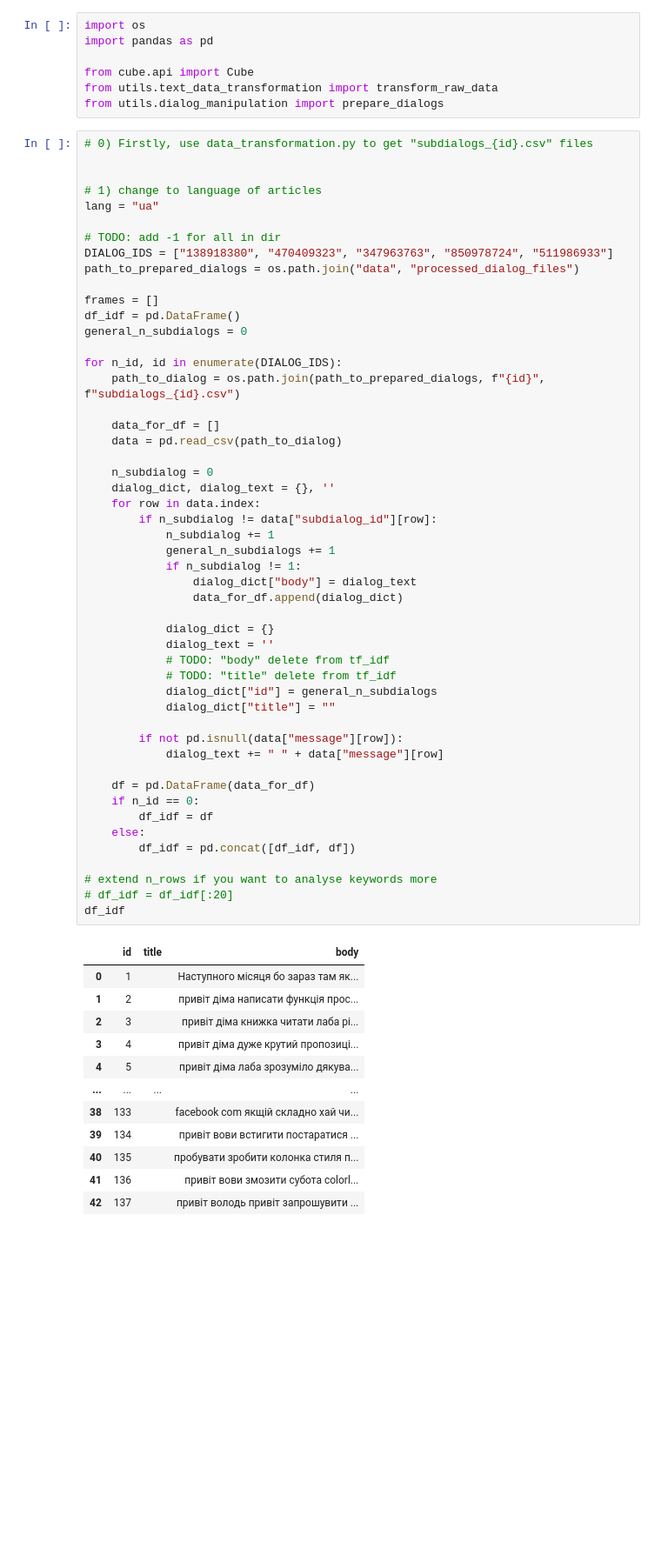
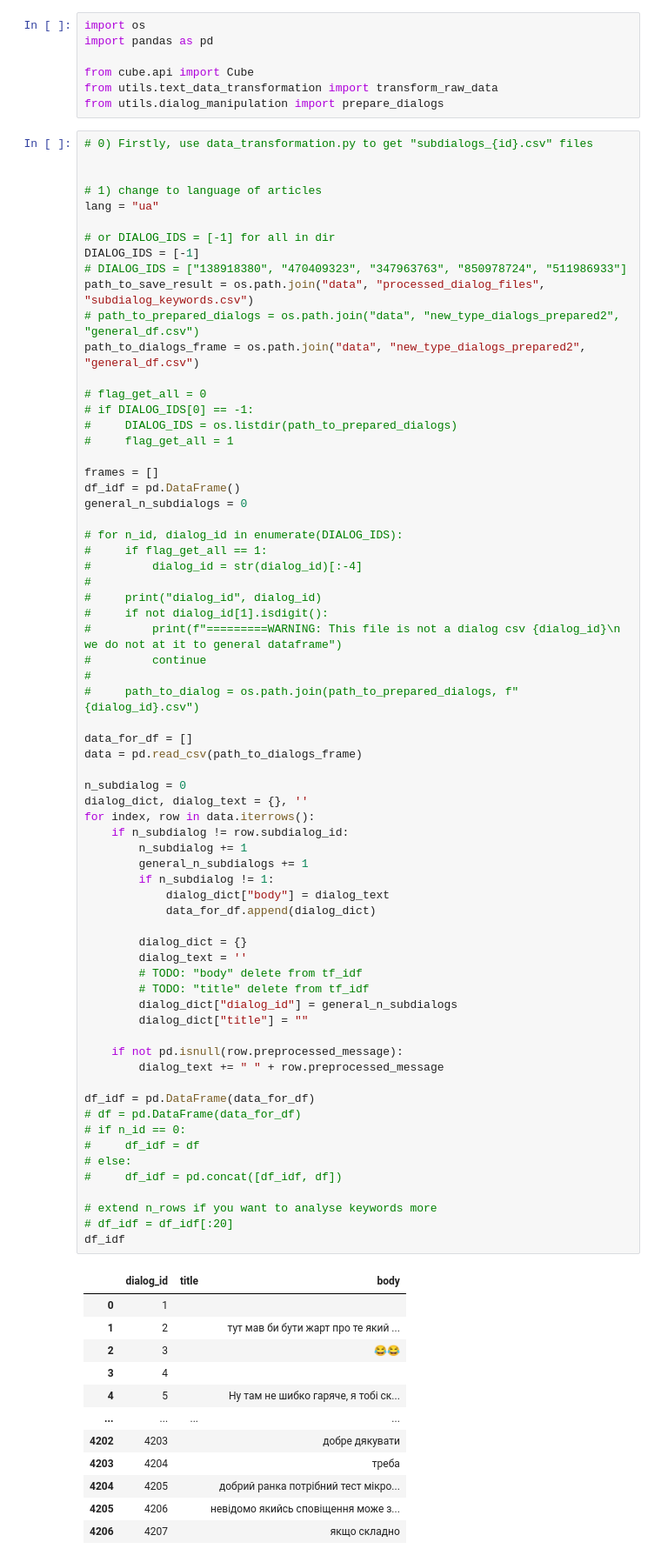
Before and after one commit to denysgerasymuk799/Dialogs-To-Value, a Jupyter notebook: 4_dialogs_tf_idf.ipynb, the cells around one changed output. Shown at 87% size. Drawn from its saved outputs; the diff is of its cells as text; blank space fills up the shorter version.

```diff
--- a/4_dialogs_tf_idf.ipynb
+++ b/4_dialogs_tf_idf.ipynb
@@ -8,63 +8,80 @@ from utils.dialog_manipulation import prepare_dialogs
 # %%
 # 0) Firstly, use data_transformation.py to get "subdialogs_{id}.csv" files
 
 
 # 1) change to language of articles
 lang = "ua"
 
-# TODO: add -1 for all in dir
-DIALOG_IDS = ["138918380", "470409323", "347963763", "850978724", "511986933"]
-path_to_prepared_dialogs = os.path.join("data", "processed_dialog_files")
+# or DIALOG_IDS = [-1] for all in dir
+DIALOG_IDS = [-1]
+# DIALOG_IDS = ["138918380", "470409323", "347963763", "850978724", "511986933"]
+path_to_save_result = os.path.join("data", "processed_dialog_files", "subdialog_keywords.csv")
+# path_to_prepared_dialogs = os.path.join("data", "new_type_dialogs_prepared2", "general_df.csv")
+path_to_dialogs_frame = os.path.join("data", "new_type_dialogs_prepared2", "general_df.csv")
+
+# flag_get_all = 0
+# if DIALOG_IDS[0] == -1:
+#     DIALOG_IDS = os.listdir(path_to_prepared_dialogs)
+#     flag_get_all = 1
 
 frames = []
 df_idf = pd.DataFrame()
 general_n_subdialogs = 0
 
-for n_id, id in enumerate(DIALOG_IDS):
-    path_to_dialog = os.path.join(path_to_prepared_dialogs, f"{id}", f"subdialogs_{id}.csv")
+# for n_id, dialog_id in enumerate(DIALOG_IDS):
+#     if flag_get_all == 1:
+#         dialog_id = str(dialog_id)[:-4]
+#
+#     print("dialog_id", dialog_id)
+#     if not dialog_id[1].isdigit():
+#         print(f"=========WARNING: This file is not a dialog csv {dialog_id}\n we do not at it to general dataframe")
+#         continue
+#
+#     path_to_dialog = os.path.join(path_to_prepared_dialogs, f"{dialog_id}.csv")
 
-    data_for_df = []
-    data = pd.read_csv(path_to_dialog)
+data_for_df = []
+data = pd.read_csv(path_to_dialogs_frame)
 
-    n_subdialog = 0
-    dialog_dict, dialog_text = {}, ''
-    for row in data.index:
-        if n_subdialog != data["subdialog_id"][row]:
-            n_subdialog += 1
-            general_n_subdialogs += 1
-            if n_subdialog != 1:
-                dialog_dict["body"] = dialog_text
-                data_for_df.append(dialog_dict)
+n_subdialog = 0
+dialog_dict, dialog_text = {}, ''
+for index, row in data.iterrows():
+    if n_subdialog != row.subdialog_id:
+        n_subdialog += 1
+        general_n_subdialogs += 1
+        if n_subdialog != 1:
+            dialog_dict["body"] = dialog_text
+            data_for_df.append(dialog_dict)
 
-            dialog_dict = {}
-            dialog_text = ''
-            # TODO: "body" delete from tf_idf
-            # TODO: "title" delete from tf_idf
-            dialog_dict["id"] = general_n_subdialogs
-            dialog_dict["title"] = ""
+        dialog_dict = {}
+        dialog_text = ''
+        # TODO: "body" delete from tf_idf
+        # TODO: "title" delete from tf_idf
+        dialog_dict["dialog_id"] = general_n_subdialogs
+        dialog_dict["title"] = ""
 
-        if not pd.isnull(data["message"][row]):
-            dialog_text += " " + data["message"][row]
+    if not pd.isnull(row.preprocessed_message):
+        dialog_text += " " + row.preprocessed_message
 
-    df = pd.DataFrame(data_for_df)
-    if n_id == 0:
-        df_idf = df
-    else:
-        df_idf = pd.concat([df_idf, df])
+df_idf = pd.DataFrame(data_for_df)
+# df = pd.DataFrame(data_for_df)
+# if n_id == 0:
+#     df_idf = df
+# else:
+#     df_idf = pd.concat([df_idf, df])
 
 # extend n_rows if you want to analyse keywords more
 # df_idf = df_idf[:20]
 df_idf
 # %% [output]
-|  | id | title | body |
-| 0 | 1 |  | Наступного місяця бо зараз там як... |
-| 1 | 2 |  | привіт діма написати функція прос... |
-| 2 | 3 |  | привіт діма книжка читати лаба рі... |
-| 3 | 4 |  | привіт діма дуже крутий пропозиці... |
-| 4 | 5 |  | привіт діма лаба зрозуміло дякува... |
+|  | dialog_id | title | body |
+| 0 | 1 |  |  |
+| 1 | 2 |  | тут мав би бути жарт про те який ... |
+| 2 | 3 |  | 😂😂 |
+| 3 | 4 |  |  |
+| 4 | 5 |  | Ну там не шибко гаряче, я тобі ск... |
 | ... | ... | ... | ... |
-| 38 | 133 |  | facebook com якщій складно хай чи... |
-| 39 | 134 |  | привіт вови встигити постаратися ... |
-| 40 | 135 |  | пробувати зробити колонка стиля п... |
-| 41 | 136 |  | привіт вови змозити субота colorl... |
-| 42 | 137 |  | привіт володь привіт запрошувити ... |
+| 4202 | 4203 |  | добре дякувати |
+| 4203 | 4204 |  | треба |
+| 4204 | 4205 |  | добрий ранка потрібний тест мікро... |
+| 4205 | 4206 |  | невідомо якийсь сповіщення може з... |
+| 4206 | 4207 |  | якщо складно |
```
Also changed, not shown: parts of 5 cells of this notebook, 6 other files.
